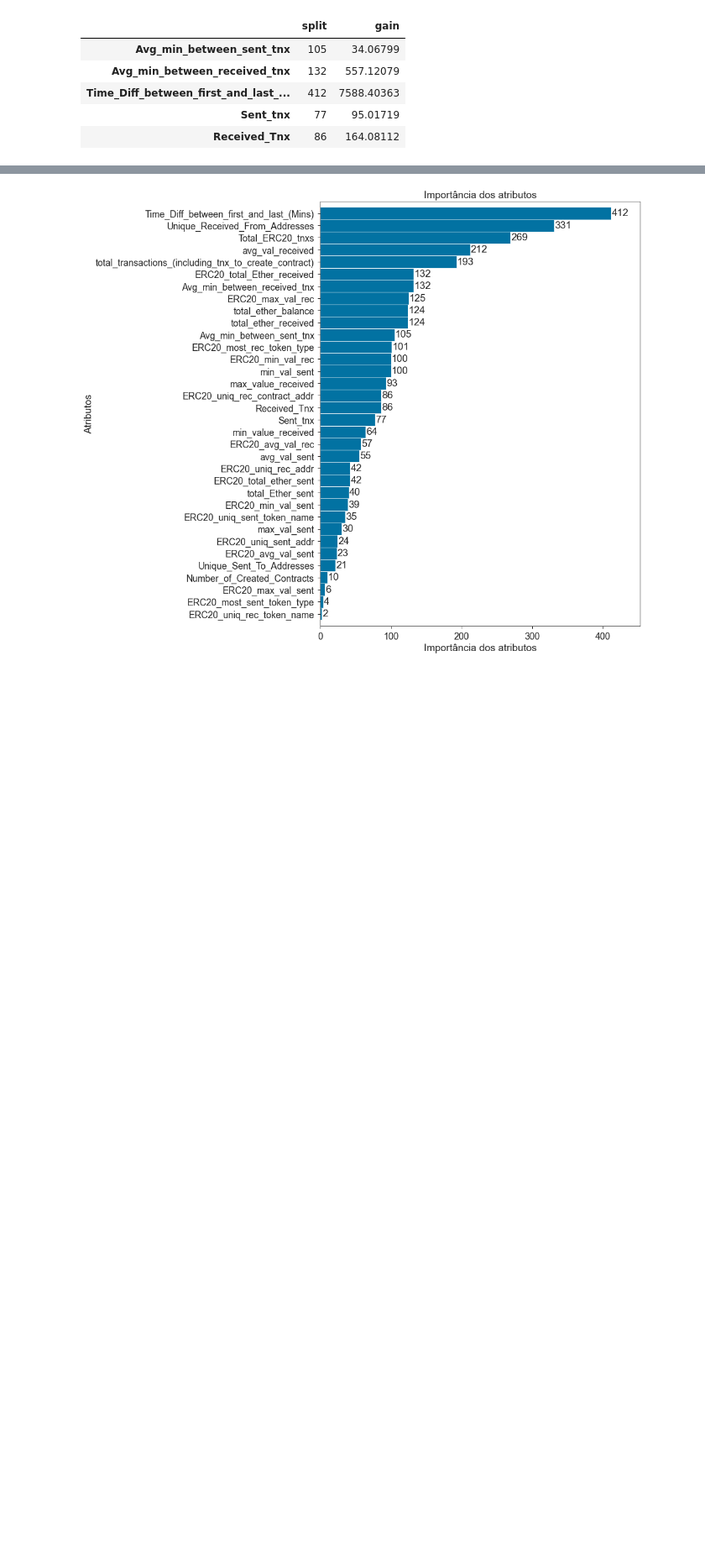
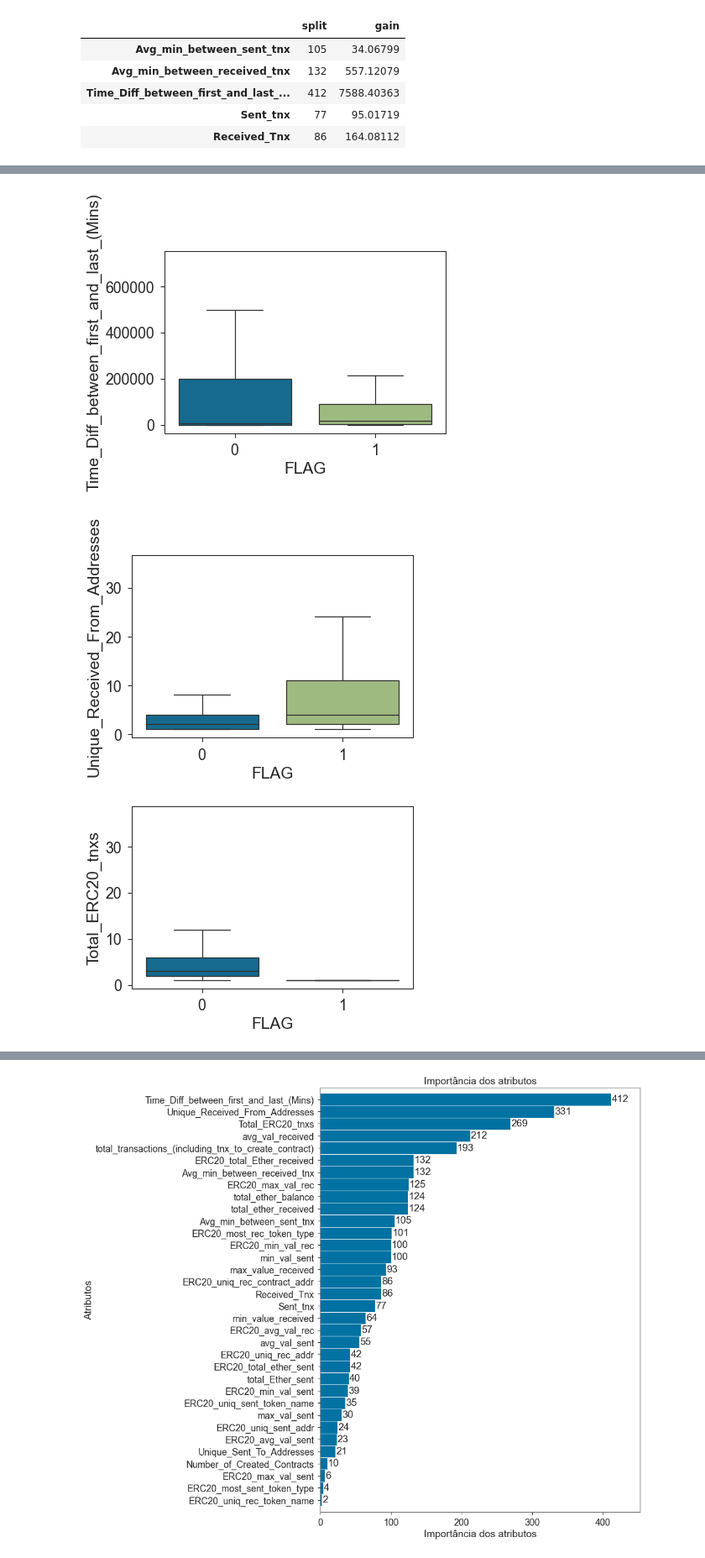
Before and after one commit to guyrux/ethereum_laundering, a Jupyter notebook: notebooks/03-ethereum_modeling_v2-suto.ipynb, the cells around one changed output, grey strips where cells are left out. Shown at 84% size. Saved outputs shown, nothing was run; the diff lists cells and outputs as text; code cells hidden in the pictures; blank space fills up the shorter version.

Commit message:
analytics - I added a set of graphs comparing flagged and non-flagged wallets.

```diff
--- a/notebooks/03-ethereum_modeling_v2-suto.ipynb
+++ b/notebooks/03-ethereum_modeling_v2-suto.ipynb
@@ -690,13 +690,21 @@ ax.set_ylim(0, df_results_logloss_melted['mean'].max()*1.05);
 [figure]
 # %% [markdown]
 ## Feature importance
+# %%
+try:
+    print(best_gscv)
+except:
+    best_gscv = {'learning_rate': 0.07500000000000001,
+     'max_depth': 4,
+     'n_estimators': 275,
+     'num_leaves': 26}
 # %%
 # Gain importance
 classifier_lgbm_gain = LGBMClassifier(
     random_state=RANDOM_STATE, n_jobs=-1, silent='warn', objective='binary', importance_type='gain', **best_gscv
 )
 
-classifier_lgbm_gain.fit(X_exp_02, y_exp_02)
+classifier_lgbm_gain.fit(X_train_exp_02, y_train_exp_02)
 
 
 # Split importance
@@ -704,7 +712,7 @@ classifier_lgbm_split = LGBMClassifier(
     random_state=RANDOM_STATE, n_jobs=-1, silent='warn', objective='binary', importance_type='split', **best_gscv
 )
 
-classifier_lgbm_split.fit(X_exp_02, y_exp_02)
+classifier_lgbm_split.fit(X_train_exp_02, y_train_exp_02)
 # %% [output]
 LGBMClassifier(learning_rate=0.07500000000000001, max_depth=4, n_estimators=275,
                num_leaves=26, objective='binary', random_state=42)
@@ -725,0 +736,7 @@ df_importance.head()
+# %%
+lst_most_important_features = df_importance.sort_values(by=['split'], ascending=False).index.tolist()[:5]
+lst_most_important_features.append('FLAG')
+
+df_important_features = df_train_exp_02.loc[:, lst_most_important_features]
+lst_most_important_features.remove('FLAG')
+df_important_features.head()
@@ -725,0 +750,7 @@ df_importance.head()
+# %%
+dct_temp = {}
+
+for column in lst_most_important_features:
+    dct_temp.update({column: 'median'})
+
+dct_temp
@@ -725,0 +771,12 @@ df_importance.head()
+# %%
+for column in lst_most_important_features:
+    ax = sns.boxplot(data=df_important_features.loc[
+        (df_important_features[column] < np.percentile(df_important_features[column], 95)) &
+        (df_important_features[column] > np.percentile(df_important_features[column], 5))
+    ], x='FLAG', y=column, fliersize=0)
+
+    plt.show();
+# %% [output]
+[figure, added]
+[figure, added]
+[figure, added]
```
Also changed, not shown: parts of 7 cells of this notebook, 1 other file.
